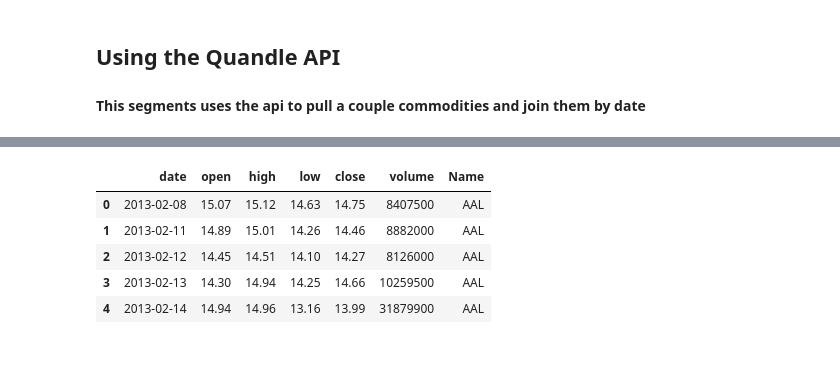
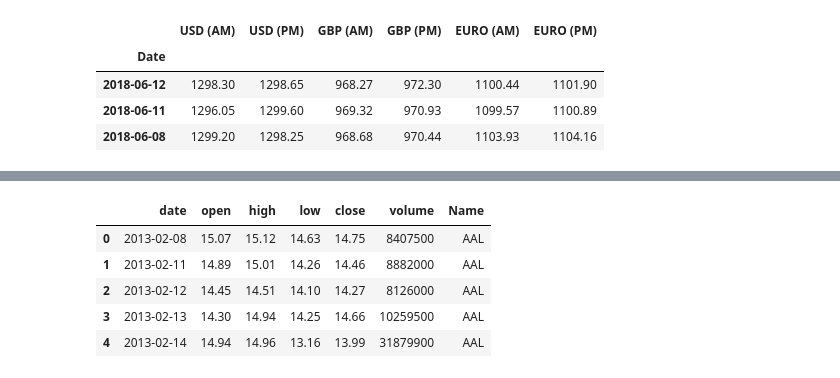
Before and after one commit to c-hamilton/data301_project, a Jupyter notebook: DataCleaning.ipynb, the cells around one changed output, grey strips where cells are left out. Cells and saved outputs as stored; diff of their text form; code cells hidden in the pictures.

```diff
--- a/DataCleaning.ipynb
+++ b/DataCleaning.ipynb
@@ -1,9 +5,5 @@
 # %%
 QUANDLE_API_KEY = "2jWcwdZcAecTBtixj8Wz"
-# %% [markdown]
-## Using the Quandle API
-
-#### This segments uses the api to pull a couple commodities and join them by date
 # %%
 import requests
 import time
@@ -11,3 +11,11 @@ import pandas as pd
 # %%
 gold = pd.read_csv("https://www.quandl.com/api/v3/datasets/LBMA/GOLD.csv?api_key=%s" % QUANDLE_API_KEY,
                   index_col=0)
+# %%
+gold.head(3)
+# %% [output]
+|  | USD (AM) | USD (PM) | GBP (AM) | GBP (PM) | EURO (AM) | EURO (PM) |
+| Date |  |  |  |  |  |  |
+| 2018-06-12 | 1298.30 | 1298.65 | 968.27 | 972.30 | 1100.44 | 1101.90 |
+| 2018-06-11 | 1296.05 | 1299.60 | 969.32 | 970.93 | 1099.57 | 1100.89 |
+| 2018-06-08 | 1299.20 | 1298.25 | 968.68 | 970.44 | 1103.93 | 1104.16 |
```
Also changed, not shown: parts of 17 cells of this notebook, 5 other files.
